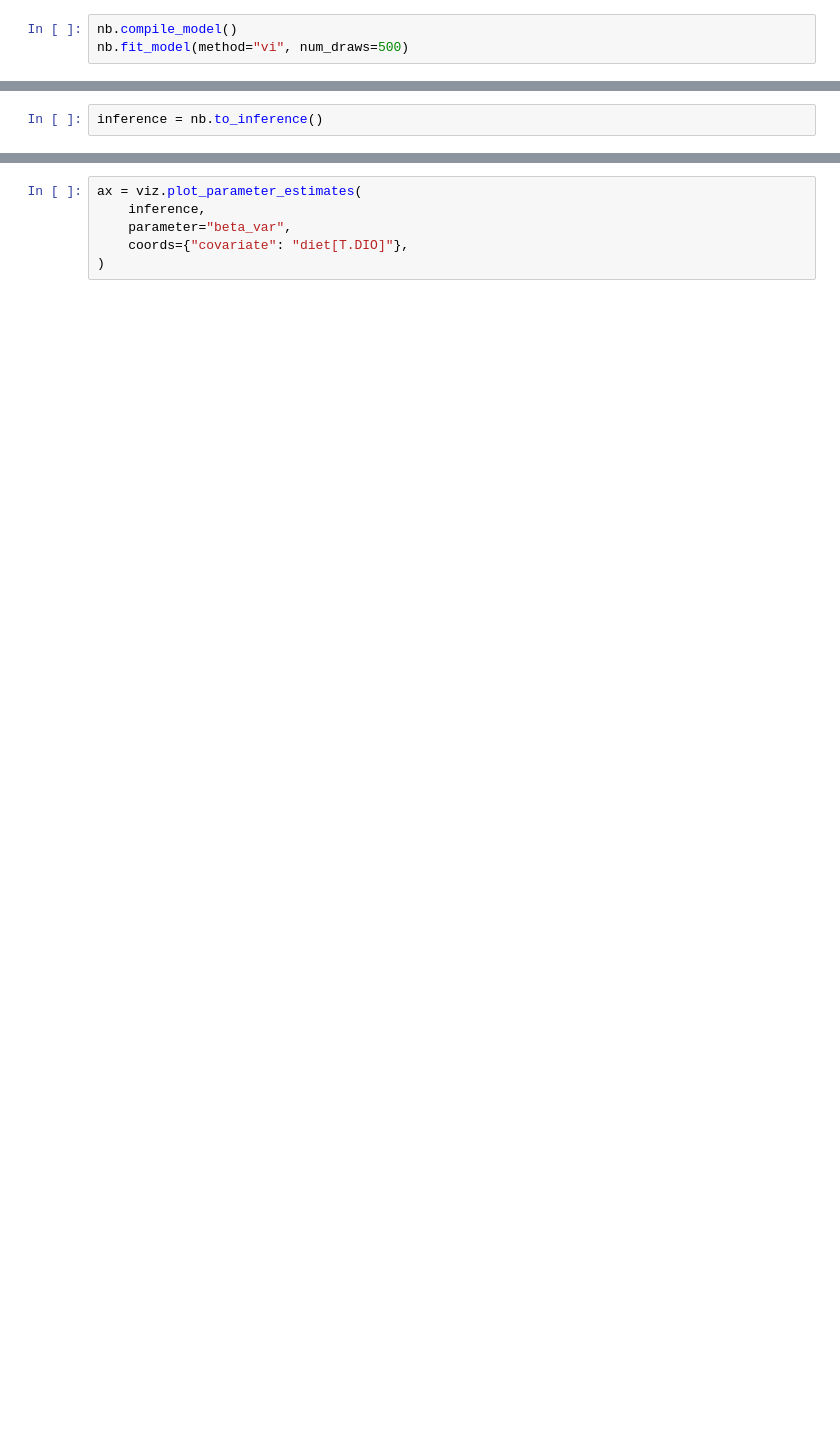
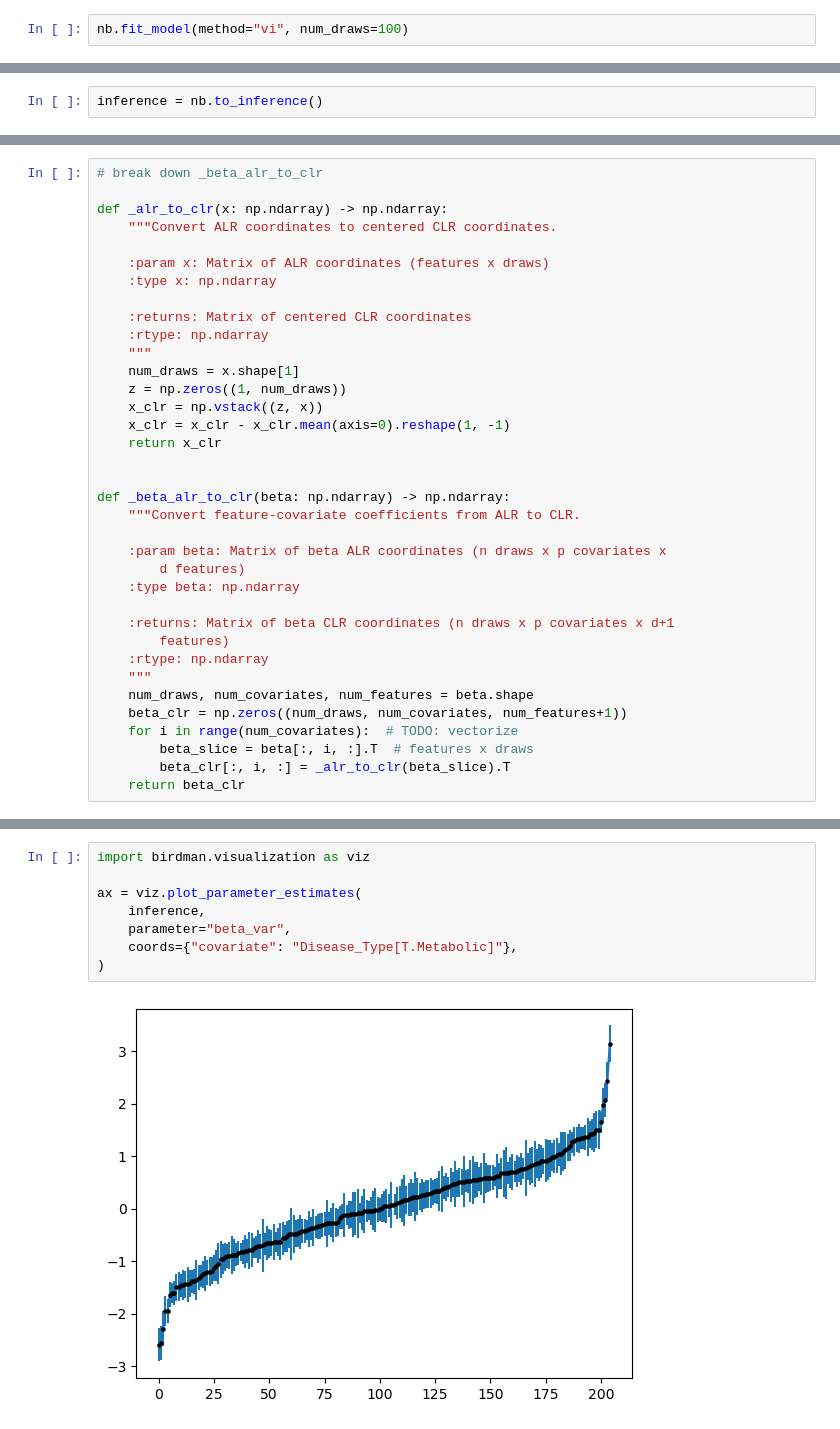
Before and after one commit to nzhang20/Causal-Discovery-on-Gut-Microbial-Data-for-Disease-Risk-Prediction, a Jupyter notebook: notebooks/birdman.ipynb, the cells around one changed output, grey strips where cells are left out. Saved outputs shown, nothing was run; the diff lists cells and outputs as text; blank space fills up the shorter version.

Commit message:
successful birdman rank graph for metabolic vs healthy disease

```diff
--- a/notebooks/birdman.ipynb
+++ b/notebooks/birdman.ipynb
@@ -288,4 +292,3 @@ nb = NegativeBinomial(
 # %%
-nb.compile_model()
-nb.fit_model(method="vi", num_draws=500)
+nb.fit_model(method="vi", num_draws=100)
 # %% [output]
@@ -298,0 +304,36 @@ inference
+# %%
+# break down _beta_alr_to_clr
+
+def _alr_to_clr(x: np.ndarray) -> np.ndarray:
+    """Convert ALR coordinates to centered CLR coordinates.
+
+    :param x: Matrix of ALR coordinates (features x draws)
+    :type x: np.ndarray
+
+    :returns: Matrix of centered CLR coordinates
+    :rtype: np.ndarray
+    """
+    num_draws = x.shape[1]
+    z = np.zeros((1, num_draws))
+    x_clr = np.vstack((z, x))
+    x_clr = x_clr - x_clr.mean(axis=0).reshape(1, -1)
+    return x_clr
+
+
+def _beta_alr_to_clr(beta: np.ndarray) -> np.ndarray:
+    """Convert feature-covariate coefficients from ALR to CLR.
+
+    :param beta: Matrix of beta ALR coordinates (n draws x p covariates x
+        d features)
+    :type beta: np.ndarray
+
+    :returns: Matrix of beta CLR coordinates (n draws x p covariates x d+1
+        features)
+    :rtype: np.ndarray
+    """
+    num_draws, num_covariates, num_features = beta.shape
+    beta_clr = np.zeros((num_draws, num_covariates, num_features+1))
+    for i in range(num_covariates):  # TODO: vectorize
+        beta_slice = beta[:, i, :].T  # features x draws
+        beta_clr[:, i, :] = _alr_to_clr(beta_slice).T
+    return beta_clr
@@ -299,6 +383,10 @@ inference
 # %%
+import birdman.visualization as viz
+
 ax = viz.plot_parameter_estimates(
     inference,
     parameter="beta_var",
-    coords={"covariate": "diet[T.DIO]"},
+    coords={"covariate": "Disease_Type[T.Metabolic]"},
 )
+# %% [output]
+[figure, added]
```
Also changed, not shown: parts of 10 cells of this notebook.
